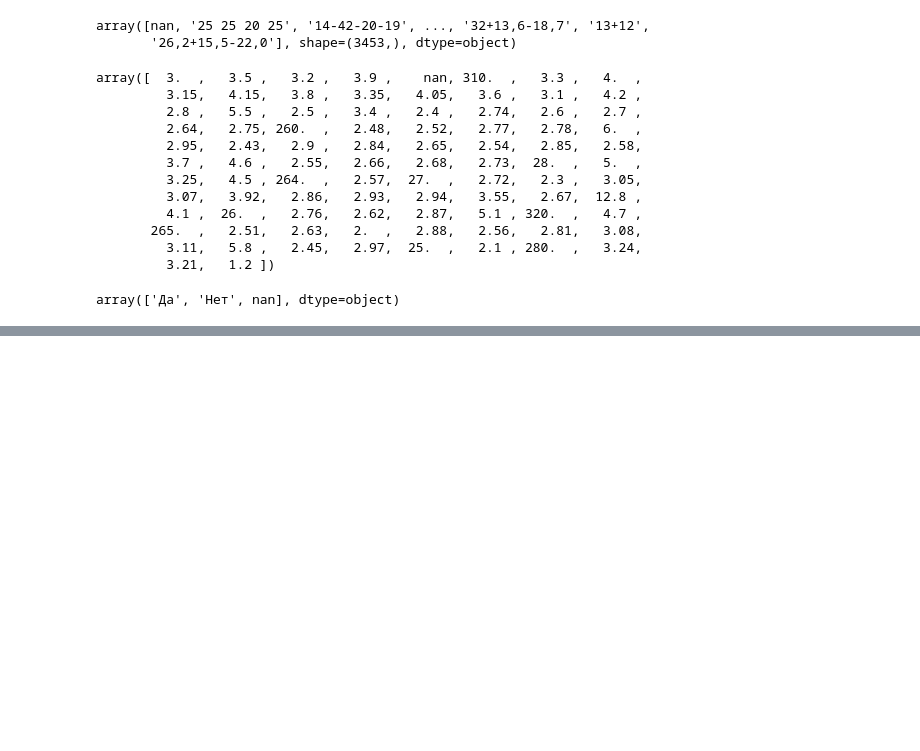
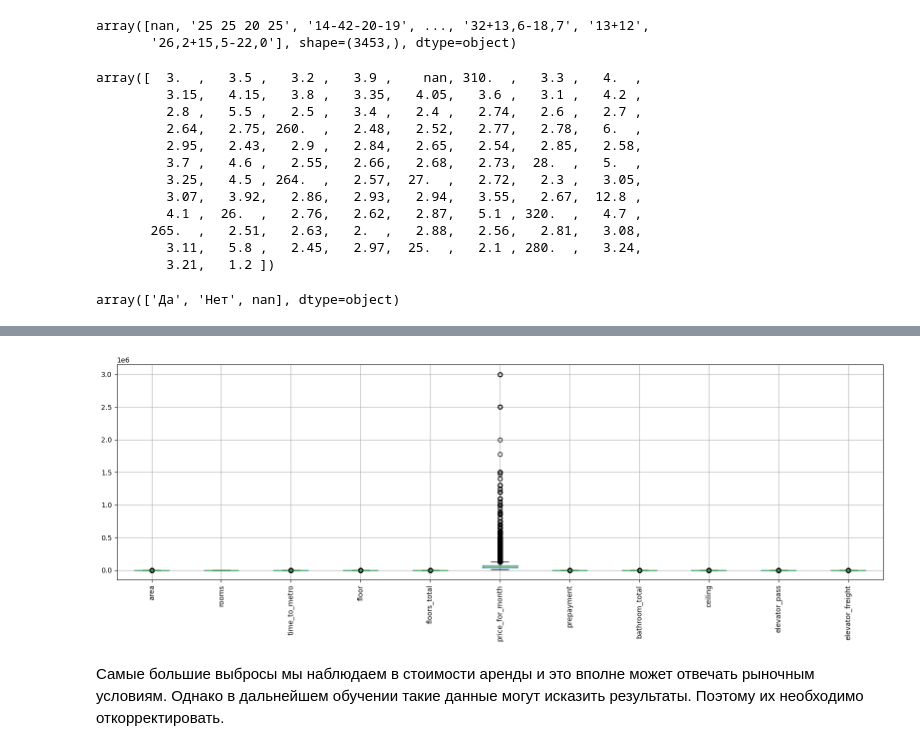
Before and after one commit to Lesia-Alba/real_estate_rent, a Jupyter notebook: notebooks/preprocessing.ipynb, the cells around one changed output, grey strips where cells are left out. Cells and saved outputs as stored; diff of their text form; code cells hidden in the pictures; blank space fills up the shorter version.

```diff
--- a/notebooks/preprocessing.ipynb
+++ b/notebooks/preprocessing.ipynb
@@ -380,0 +424,16 @@ df.to_csv("../data/cleaned_data.csv", index=False, encoding="utf-8-sig")
+# %%
+df = df.drop(columns=['deposit'])
+# %%
+exclude = ['ID  объявления', 'Unnamed: 0']
+num_cols = df.select_dtypes(include=['int64', 'float64']).columns
+
+num_cols = [col for col in num_cols if col not in exclude and df[col].nunique() > 5]
+
+plt.figure(figsize=(16, 6))
+df[num_cols].boxplot(rot=90)
+plt.tight_layout()
+plt.show()
+# %% [output]
+[figure, added]
+# %% [markdown]
+Самые большие выбросы мы наблюдаем в стоимости аренды и это вполне может отвечать рыночным условиям. Однако в дальнейшем обучении такие данные могут исказить результаты. Поэтому их необходимо откорректировать.
```
Also changed, not shown: parts of 20 cells of this notebook, 2 other files.
